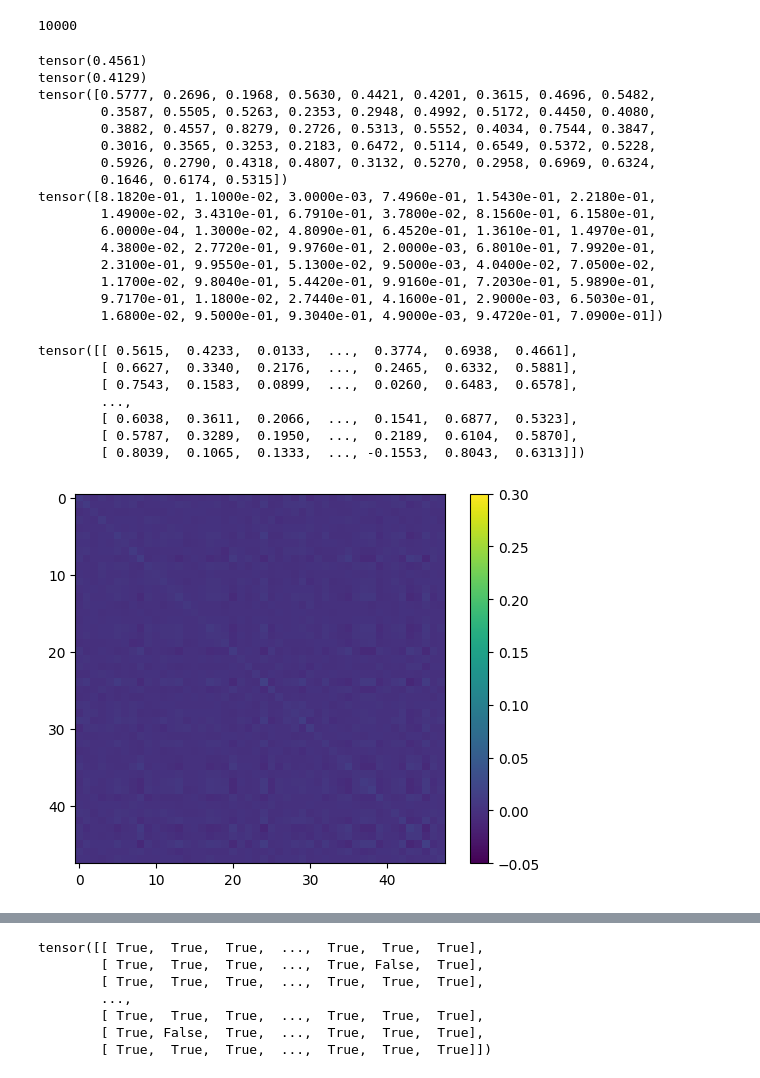
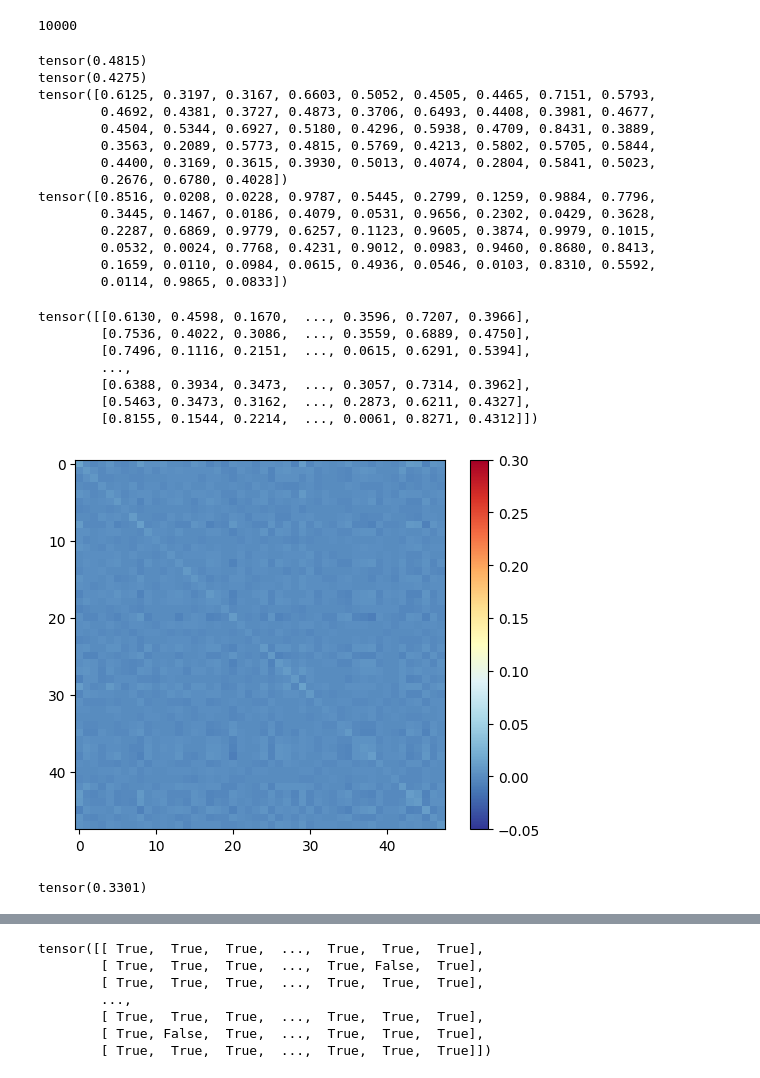
Before and after one commit to csiejimmyliu/HiDDeN_experiment, a Jupyter notebook: ss_HiDDeN/whitening.ipynb, the cells around one changed output, grey strips where cells are left out. Cells and saved outputs as stored; diff of their text form; code cells hidden in the pictures.

```diff
--- a/ss_HiDDeN/whitening.ipynb
+++ b/ss_HiDDeN/whitening.ipynb
@@ -32,7 +32,7 @@ train_options.validation_folder = os.path.join(data_dir, 'train')
 train_options.batch_size = batch_size
 noise_config=[]
 # %%
-checkpoint, chpt_file_name = utils.load_checkpoint('/tmp2/jimmyliu/HiDDeN_experiment/ss_HiDDeN/runs/combined-baseline-256-adam-mse 2023.05.26--16-28-10/checkpoints/combined-baseline-256-adam-mse--epoch-45.pyt')
+checkpoint, chpt_file_name = utils.load_checkpoint('/tmp2/jimmyliu/HiDDeN_experiment/ss_HiDDeN/runs/combined-baseline-256-adam-mse 2023.05.26--16-28-10/checkpoints/combined-baseline-256-adam-mse--epoch-104.pyt')
 print(f'Loaded checkpoint from file {chpt_file_name}')
 
 noiser = Noiser(noise_config,device)
@@ -107,42 +107,45 @@ print(round_miu.mean())
 print(miu)
 print(round_miu)
 # %% [output]
-tensor(0.4561)
-tensor(0.4129)
-tensor([0.5777, 0.2696, 0.1968, 0.5630, 0.4421, 0.4201, 0.3615, 0.4696, 0.5482,
-        0.3587, 0.5505, 0.5263, 0.2353, 0.2948, 0.4992, 0.5172, 0.4450, 0.4080,
-        0.3882, 0.4557, 0.8279, 0.2726, 0.5313, 0.5552, 0.4034, 0.7544, 0.3847,
-        0.3016, 0.3565, 0.3253, 0.2183, 0.6472, 0.5114, 0.6549, 0.5372, 0.5228,
-        0.5926, 0.2790, 0.4318, 0.4807, 0.3132, 0.5270, 0.2958, 0.6969, 0.6324,
-        0.1646, 0.6174, 0.5315])
-tensor([8.1820e-01, 1.1000e-02, 3.0000e-03, 7.4960e-01, 1.5430e-01, 2.2180e-01,
-        1.4900e-02, 3.4310e-01, 6.7910e-01, 3.7800e-02, 8.1560e-01, 6.1580e-01,
-        6.0000e-04, 1.3000e-02, 4.8090e-01, 6.4520e-01, 1.3610e-01, 1.4970e-01,
-        4.3800e-02, 2.7720e-01, 9.9760e-01, 2.0000e-03, 6.8010e-01, 7.9920e-01,
-        2.3100e-01, 9.9550e-01, 5.1300e-02, 9.5000e-03, 4.0400e-02, 7.0500e-02,
-        1.1700e-02, 9.8040e-01, 5.4420e-01, 9.9160e-01, 7.2030e-01, 5.9890e-01,
-        9.7170e-01, 1.1800e-02, 2.7440e-01, 4.1600e-01, 2.9000e-03, 6.5030e-01,
-        1.6800e-02, 9.5000e-01, 9.3040e-01, 4.9000e-03, 9.4720e-01, 7.0900e-01])
+tensor(0.4815)
+tensor(0.4275)
+tensor([0.6125, 0.3197, 0.3167, 0.6603, 0.5052, 0.4505, 0.4465, 0.7151, 0.5793,
+        0.4692, 0.4381, 0.3727, 0.4873, 0.3706, 0.6493, 0.4408, 0.3981, 0.4677,
+        0.4504, 0.5344, 0.6927, 0.5180, 0.4296, 0.5938, 0.4709, 0.8431, 0.3889,
+        0.3563, 0.2089, 0.5773, 0.4815, 0.5769, 0.4213, 0.5802, 0.5705, 0.5844,
+        0.4400, 0.3169, 0.3615, 0.3930, 0.5013, 0.4074, 0.2804, 0.5841, 0.5023,
+        0.2676, 0.6780, 0.4028])
+tensor([0.8516, 0.0208, 0.0228, 0.9787, 0.5445, 0.2799, 0.1259, 0.9884, 0.7796,
+        0.3445, 0.1467, 0.0186, 0.4079, 0.0531, 0.9656, 0.2302, 0.0429, 0.3628,
+        0.2287, 0.6869, 0.9779, 0.6257, 0.1123, 0.9605, 0.3874, 0.9979, 0.1015,
+        0.0532, 0.0024, 0.7768, 0.4231, 0.9012, 0.0983, 0.9460, 0.8680, 0.8413,
+        0.1659, 0.0110, 0.0984, 0.0615, 0.4936, 0.0546, 0.0103, 0.8310, 0.5592,
+        0.0114, 0.9865, 0.0833])
 # %%
 ori_list_arr
 # %% [output]
-tensor([[ 0.5615,  0.4233,  0.0133,  ...,  0.3774,  0.6938,  0.4661],
-        [ 0.6627,  0.3340,  0.2176,  ...,  0.2465,  0.6332,  0.5881],
-        [ 0.7543,  0.1583,  0.0899,  ...,  0.0260,  0.6483,  0.6578],
+tensor([[0.6130, 0.4598, 0.1670,  ..., 0.3596, 0.7207, 0.3966],
+        [0.7536, 0.4022, 0.3086,  ..., 0.3559, 0.6889, 0.4750],
+        [0.7496, 0.1116, 0.2151,  ..., 0.0615, 0.6291, 0.5394],
         ...,
-        [ 0.6038,  0.3611,  0.2066,  ...,  0.1541,  0.6877,  0.5323],
-        [ 0.5787,  0.3289,  0.1950,  ...,  0.2189,  0.6104,  0.5870],
-        [ 0.8039,  0.1065,  0.1333,  ..., -0.1553,  0.8043,  0.6313]])
+        [0.6388, 0.3934, 0.3473,  ..., 0.3057, 0.7314, 0.3962],
+        [0.5463, 0.3473, 0.3162,  ..., 0.2873, 0.6211, 0.4327],
+        [0.8155, 0.1544, 0.2214,  ..., 0.0061, 0.8271, 0.4312]])
 # %%
 conv_matrix=torch.cov(ori_list_arr.T)
 
 #plt.matshow(conv_matrix, cmap=plt.cm.Blues)
-plt.imshow(conv_matrix,vmin=-0.05,vmax=0.3)
+plt.imshow(conv_matrix,vmin=-0.05,vmax=0.3,cmap="RdYlBu_r")
 plt.colorbar()
 
 plt.show()
 # %% [output]
-[figure, old version]
+[figure, new version]
+# %%
+ori_diag=torch.sum(torch.diag(conv_matrix))
+print(torch.sum(torch.diag(conv_matrix)))
+# %% [output]
+tensor(0.3301)
 # %%
 round_conv_matrix=torch.cov(ruond_ori_list_arr.T)
 
```
Also changed, not shown: parts of 17 cells of this notebook, 6 other files.
